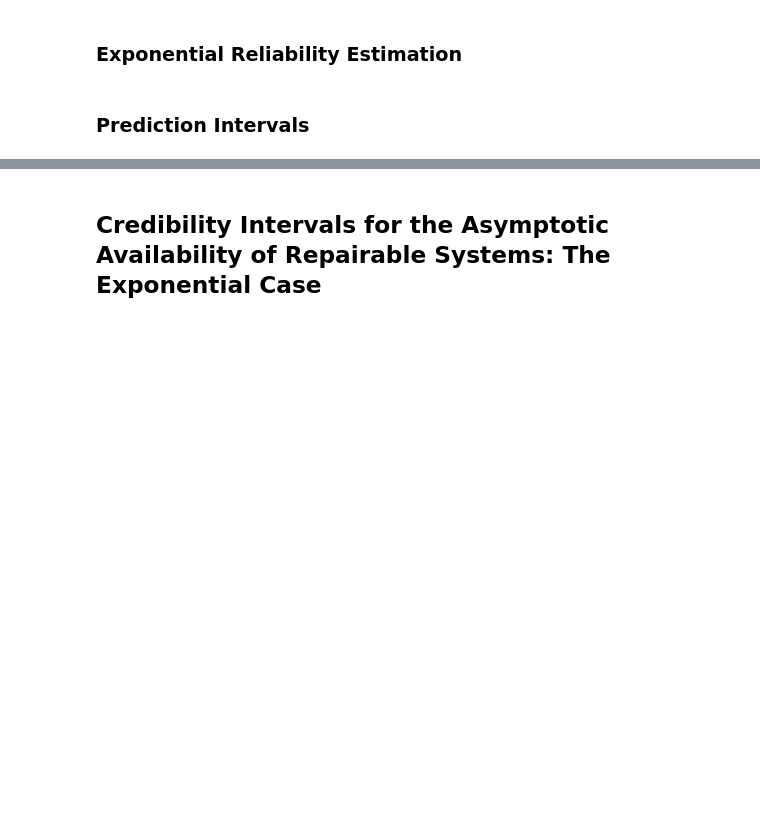
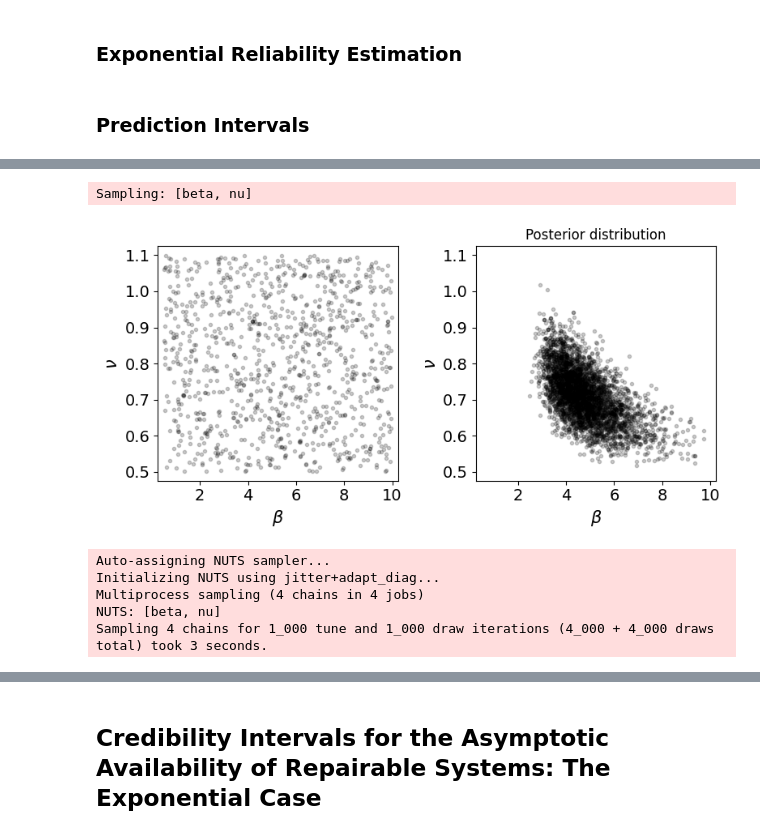
Before and after one commit to gedeck/mistat-code-solutions, a Jupyter notebook: IndustrialStatistics/notebooks/Chap010.ipynb, the cells around one changed output, grey strips where cells are left out. Saved outputs shown, nothing was run; the diff lists cells and outputs as text; code cells hidden in the pictures; blank space fills up the shorter version.

```diff
--- a/IndustrialStatistics/notebooks/Chap010.ipynb
+++ b/IndustrialStatistics/notebooks/Chap010.ipynb
@@ -87,0 +176,35 @@ Updated beta distributions:
+# %%
+with weibull_model_uninformative:
+    prior_checks = pm.sample_prior_predictive(samples=1000, random_seed=123, var_names=['nu', 'beta'])
+
+fig, axes = plt.subplots(ncols=2, figsize=[8, 4])
+az.plot_pair(prior_checks.prior, ax=axes[0], var_names=['beta', 'nu'], scatter_kwargs={'alpha': 0.2, 'color': 'black'})
+axes[1].set_title('Prior distribution')
+az.plot_pair(trace_uninformative, ax=axes[1], var_names=['beta', 'nu'], scatter_kwargs={'alpha': 0.2, 'color': 'black'})
+axes[1].set_title('Posterior distribution')
+for ax in axes:
+    ax.set_xlim(0.25, 10.25)
+    ax.set_ylim(0.475, 1.125)
+    ax.set_xlabel(r'$\beta$')
+    ax.set_ylabel(r'$\nu$')
+plt.tight_layout()
+plt.show()
+# %% [output]
+Sampling: [beta, nu]
+[figure, added]
+# %%
+with pm.Model() as weibull_model_informative:
+    beta = pm.Gamma('beta', alpha=4.5 * 7, beta=7) # scale
+    nu = pm.Gamma('nu', alpha=0.7 * 100, beta=100) #shape
+
+    y_obs = pm.Weibull('y_obs', alpha=nu, beta=beta, observed=y_observed)
+    y_cens = pm.Potential('y_cens', weibull_log_sf(y_censored, nu, beta))
+
+    trace_informative = pm.sample(1000, random_seed=123, progressbar=False,
+                     return_inferencedata=True)
+# %% [output]
+Auto-assigning NUTS sampler...
+Initializing NUTS using jitter+adapt_diag...
+Multiprocess sampling (4 chains in 4 jobs)
+NUTS: [beta, nu]
+Sampling 4 chains for 1_000 tune and 1_000 draw iterations (4_000 + 4_000 draws total) took 3 seconds.
```
Also changed, not shown: parts of 21 cells of this notebook, 36 other files.
